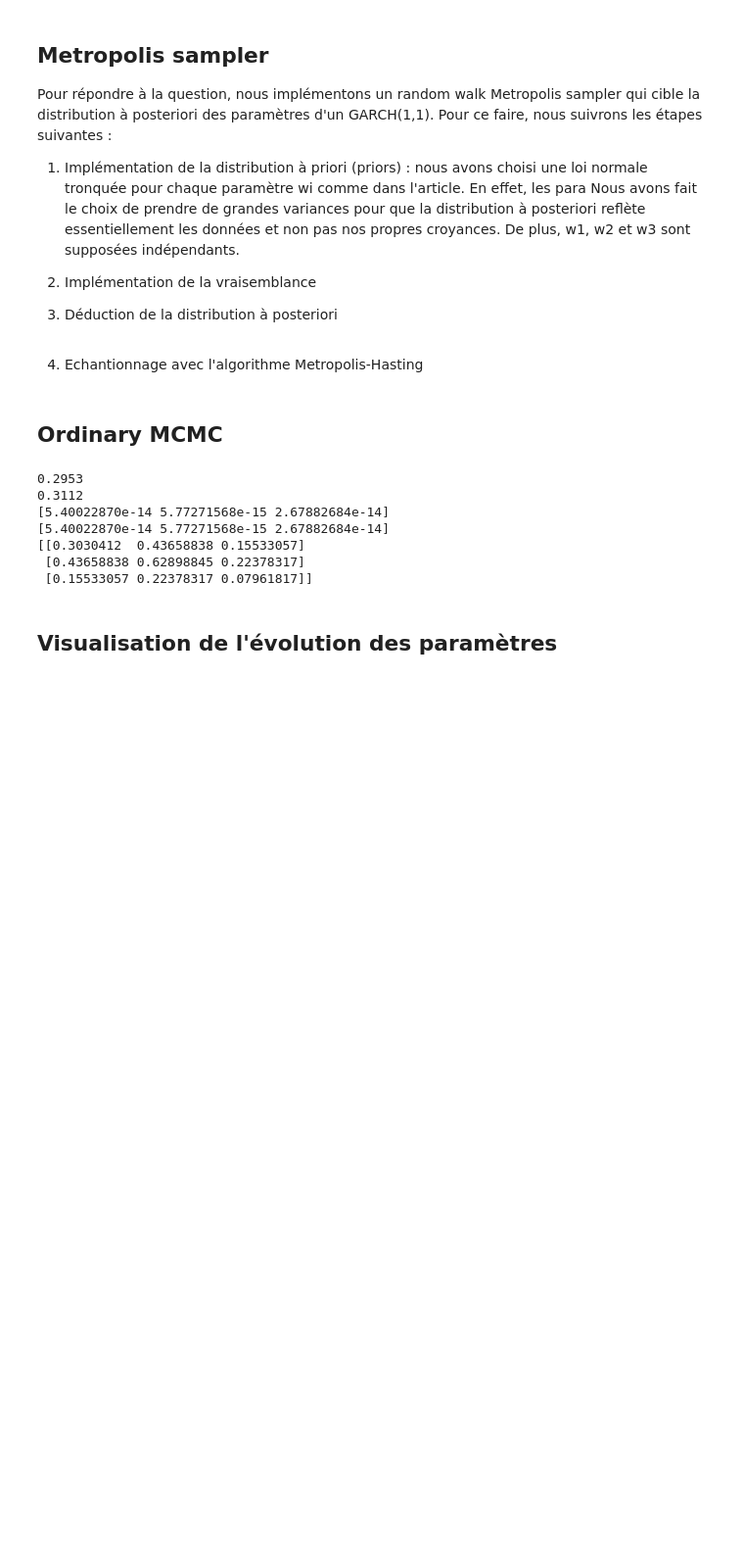
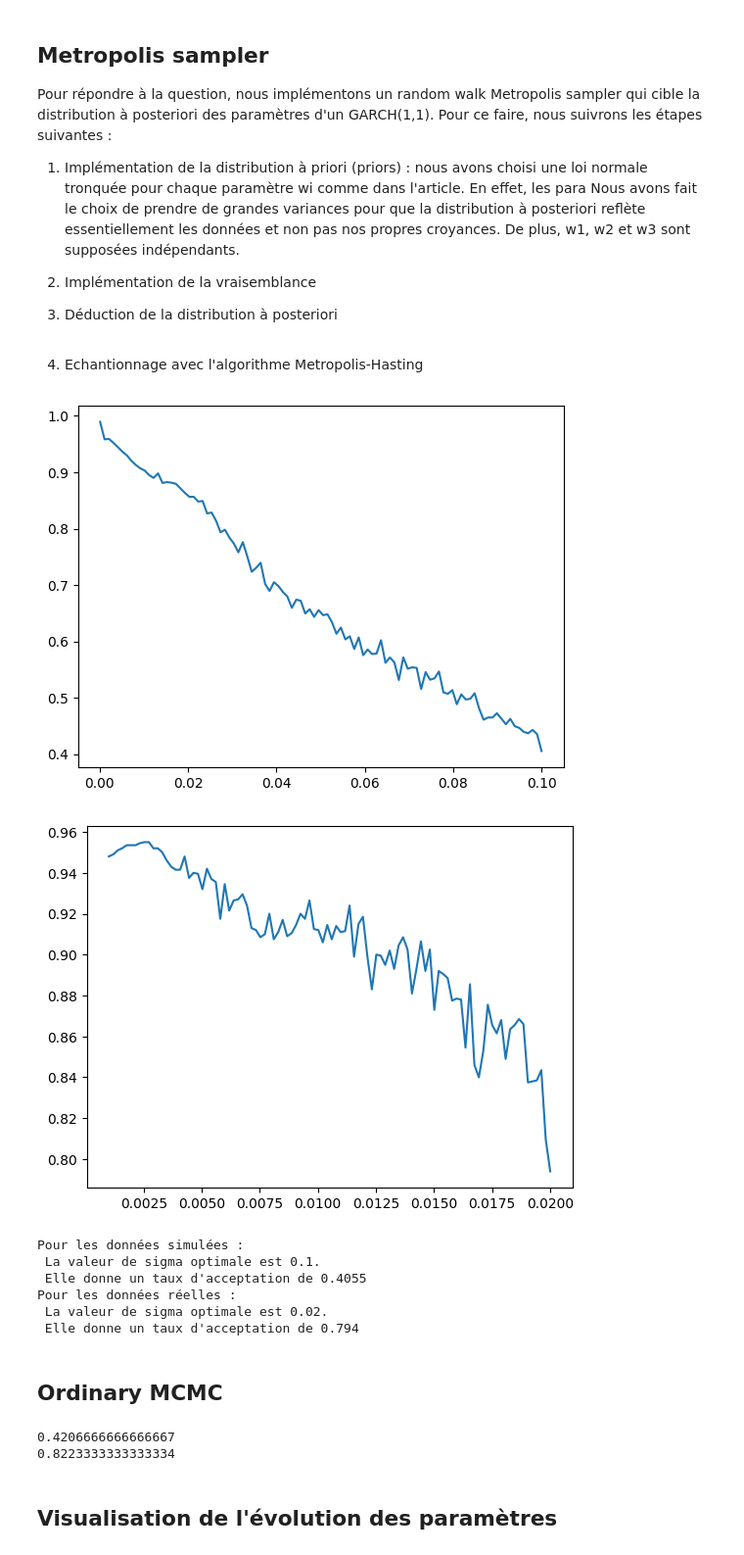
Before and after one commit to nassihsawssane/Monte-Carlo-based-project, a Jupyter notebook: main.ipynb, the cells around one changed output. Shown at 98% size. Cells and saved outputs as stored; diff of their text form; code cells hidden in the pictures; blank space fills up the shorter version.

```diff
--- a/main.ipynb
+++ b/main.ipynb
@@ -200,2 +276,31 @@ J2 = c_optimal (r, np.array([1,1,1]), 100000,[1,1,1], 0.001, 1)
+# %%
+omega_current = np.array([0.05,0.244,0.598])
+var = [100,100,100]
+n_iter = 10000
+
+T_sim = sigma_optimal (y, omega_current, 2000 ,var, 0.0001, 0.1)
+T_reel = sigma_optimal (r, omega_current, 2000 ,var, 0.001, 0.02)
+# %% [output]
+[figure, added]
+[figure, added]
+# %%
+T1_min = min(T_sim)
+i_sim = T_sim.index(T1_min)
+P1 = np.linspace(0.0001,0.1,100)
+Sigma_opt_sim = P1[i_sim]
+print('Pour les données simulées : \n La valeur de sigma optimale est ' + str(Sigma_opt_sim) + ".\n Elle donne un taux d'acceptation de "+ str(T1_min))
+
+T2_min = min(T_reel)
+i_reel = T_reel.index(T2_min)
+P2 = np.linspace(0.0001,0.02,100)
+Sigma_opt_reel = P2[i_reel]
+print("Pour les données réelles : \n La valeur de sigma optimale est " + str(Sigma_opt_reel) + ".\n Elle donne un taux d'acceptation de "+ str(T2_min))
+# %% [output]
+Pour les données simulées :
+ La valeur de sigma optimale est 0.1.
+ Elle donne un taux d'acceptation de 0.4055
+Pour les données réelles :
+ La valeur de sigma optimale est 0.02.
+ Elle donne un taux d'acceptation de 0.794
 # %% [markdown]
 ## Ordinary MCMC
@@ -202,3 +317,9 @@ J2 = c_optimal (r, np.array([1,1,1]), 100000,[1,1,1], 0.001, 1)
+# %%
+print (accep_rate_sim)
+print (accep_rate_reel)
+# %% [output]
+0.4206666666666667
+0.8223333333333334
 # %%
 omega_current = np.array([0.05,0.244,0.598])
 var = [100,100,100]
@@ -211,22 +332,6 @@ accep_rate_sim = metropolis (y, omega_current, n_iter, var, c_opt_sim)[0]
 c_opt_reel = 1/5000
 echant_reel = metropolis (r, omega_current, n_iter, var, c_opt_reel)[1]
 accep_rate_reel = metropolis (r, omega_current, n_iter, var, c_opt_reel)[0]
-# %%
-m1 = metropolis (r, omega_current, n_iter, var, c_opt_reel)[2]
-m2 = metropolis (r, omega_current, n_iter, var, c_opt_reel)[2]
-print (accep_rate_sim)
-print (accep_rate_reel)
-print(m1)
-print(m2)
-print(np.cov(echant_reel, rowvar=False))
-# %% [output]
-0.2953
-0.3112
-[5.40022870e-14 5.77271568e-15 2.67882684e-14]
-[5.40022870e-14 5.77271568e-15 2.67882684e-14]
-[[0.3030412  0.43658838 0.15533057]
- [0.43658838 0.62898845 0.22378317]
- [0.15533057 0.22378317 0.07961817]]
 # %% [markdown]
 ## Visualisation de l'évolution des paramètres
 # %%
```
Also changed, not shown: parts of 23 cells of this notebook.
